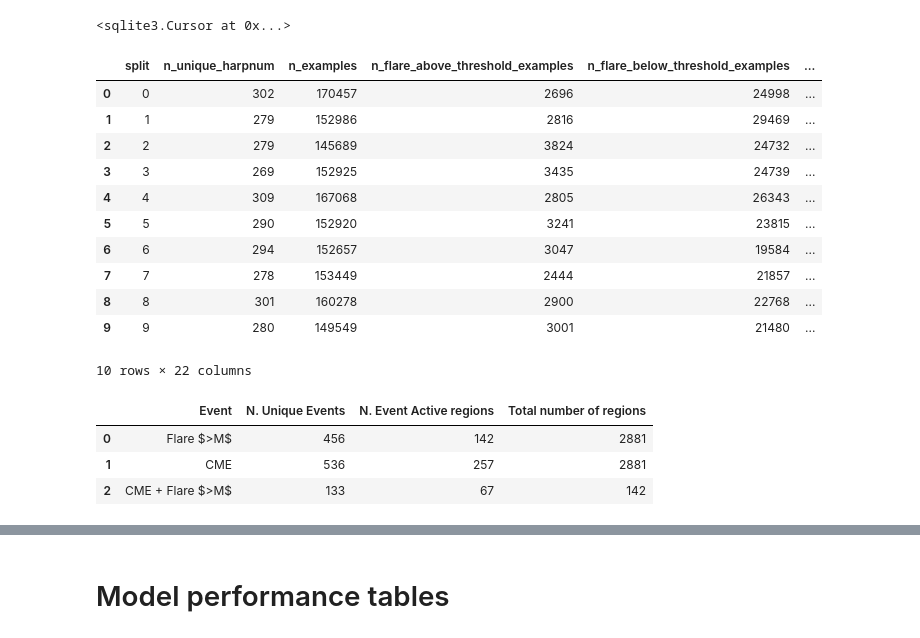
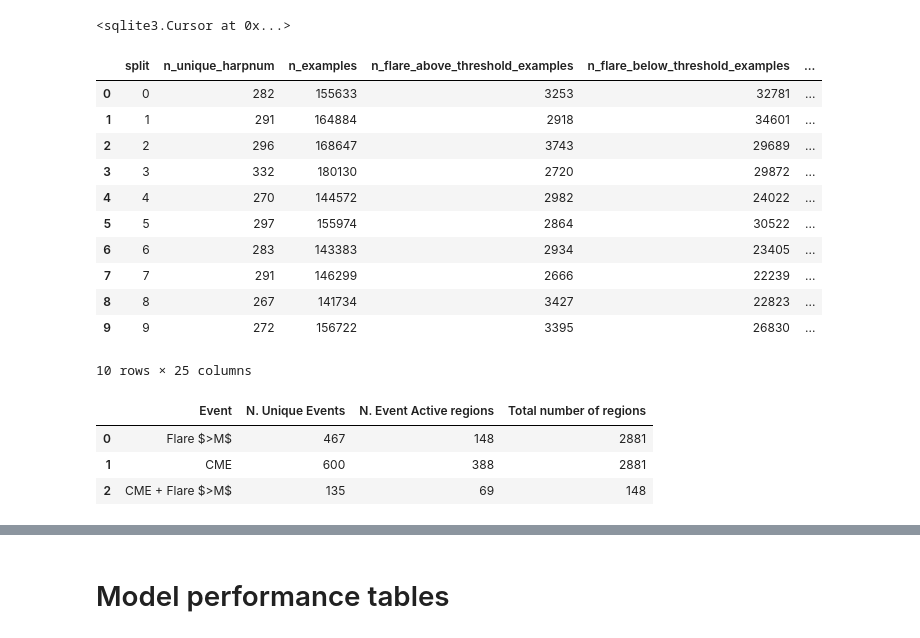
Before and after one commit to JulioHC00/cme_flare_forecast, a Jupyter notebook: notebooks/paper_figures_and_tables.ipynb, the cells around one changed output, grey strips where cells are left out. Cells and saved outputs as stored; diff of their text form; code cells hidden in the pictures.

```diff
--- a/notebooks/paper_figures_and_tables.ipynb
+++ b/notebooks/paper_figures_and_tables.ipynb
@@ -65,49 +74,53 @@ SELECT
   SUM(CASE WHEN has_flare_below_threshold = 1 THEN 1 ELSE 0 END) AS n_flare_below_threshold_examples,
   SUM(CASE WHEN has_cme_flare_above_threshold = 1 THEN 1 ELSE 0 END) AS n_cme_flare_above_threshold_examples,
   SUM(CASE WHEN has_cme_flare_below_threshold = 1 THEN 1 ELSE 0 END) AS n_cme_flare_below_threshold_examples,
+  SUM(CASE WHEN has_cme_no_flare = 1 THEN 1 ELSE 0 END) AS n_cme_no_flare_examples,
   COUNT(DISTINCT CASE WHEN has_flare_above_threshold = 1 THEN harpnum END) AS n_unique_harpnum_flare_above_threshold,
   COUNT(DISTINCT CASE WHEN has_flare_below_threshold = 1 THEN harpnum END) AS n_unique_harpnum_flare_below_threshold,
   COUNT(DISTINCT CASE WHEN has_cme_flare_above_threshold = 1 THEN harpnum END) AS n_unique_harpnum_cme_flare_above_threshold,
   COUNT(DISTINCT CASE WHEN has_cme_flare_below_threshold = 1 THEN harpnum END) AS n_unique_harpnum_cme_flare_below_threshold,
+  COUNT(DISTINCT CASE WHEN has_cme_no_flare = 1 THEN harpnum END) AS n_unique_harpnum_cme_no_flare,
   COUNT(DISTINCT CASE WHEN is_flare_active = 1 THEN harpnum END) AS n_unique_harpnum_flare_active,
   COUNT(DISTINCT CASE WHEN is_flare_active = 0 THEN harpnum END) AS n_unique_harpnum_no_flare_active,
   COUNT(DISTINCT CASE WHEN is_cme_active = 1 THEN harpnum END) AS n_unique_harpnum_cme_active,
+  COUNT(DISTINCT CASE WHEN has_cme_flare_above_threshold = 1 OR has_cme_flare_below_threshold = 1 OR has_cme_no_flare = 1 THEN harpnum END) AS n_unique_harpnum_cme,
   COUNT(DISTINCT CASE WHEN is_cme_active = 0 THEN harpnum END) AS n_unique_harpnum_no_cme_active,
   COUNT(DISTINCT flare_above_threshold_id) AS n_unique_flare_above_threshold,
   COUNT(DISTINCT flare_below_threshold_id) AS n_unique_flare_below_threshold,
   COUNT(DISTINCT cme_flare_above_threshold_id) AS n_unique_cme_flare_above_threshold,
-  COUNT(DISTINCT cme_flare_below_threshold_id) AS n_unique_cme_flare_below_threshold
+  COUNT(DISTINCT cme_flare_below_threshold_id) AS n_unique_cme_flare_below_threshold,
+  COUNT(DISTINCT cme_no_flare_id) AS n_unique_cme_no_flare
 FROM (
   SELECT
     d.*,
     s.split,
     s.is_active as is_flare_active,
     s.is_cme_active as is_cme_active
   FROM {table} d
   INNER JOIN {table}_splits s
   ON d.harpnum = s.harpnum
 ) AS subquery
 GROUP BY split;
 """, sconn)
 
-data["n_cme_examples"] = data["n_cme_flare_above_threshold_examples"] + data["n_cme_flare_below_threshold_examples"]
-data["n_unique_cme"] = data["n_unique_cme_flare_above_threshold"] + data["n_unique_cme_flare_below_threshold"]
+data["n_cme_examples"] = data["n_cme_flare_above_threshold_examples"] + data["n_cme_flare_below_threshold_examples"] + data["n_cme_no_flare_examples"]
+data["n_unique_cme"] = data["n_unique_cme_flare_above_threshold"] + data["n_unique_cme_flare_below_threshold"] + data["n_unique_cme_no_flare"]
 data["n_unique_harpnum_cme"] = data["n_unique_harpnum_cme_flare_above_threshold"] + data["n_unique_harpnum_cme_flare_below_threshold"]
 
 data
 # %% [output]
 |  | split | n_unique_harpnum | n_examples | n_flare_above_threshold_examples | n_flare_below_threshold_examples | ... |
-| 0 | 0 | 302 | 170457 | 2696 | 24998 | ... |
-| 1 | 1 | 279 | 152986 | 2816 | 29469 | ... |
-| 2 | 2 | 279 | 145689 | 3824 | 24732 | ... |
-| 3 | 3 | 269 | 152925 | 3435 | 24739 | ... |
-| 4 | 4 | 309 | 167068 | 2805 | 26343 | ... |
-| 5 | 5 | 290 | 152920 | 3241 | 23815 | ... |
-| 6 | 6 | 294 | 152657 | 3047 | 19584 | ... |
-| 7 | 7 | 278 | 153449 | 2444 | 21857 | ... |
-| 8 | 8 | 301 | 160278 | 2900 | 22768 | ... |
-| 9 | 9 | 280 | 149549 | 3001 | 21480 | ... |
+| 0 | 0 | 282 | 155633 | 3253 | 32781 | ... |
+| 1 | 1 | 291 | 164884 | 2918 | 34601 | ... |
+| 2 | 2 | 296 | 168647 | 3743 | 29689 | ... |
+| 3 | 3 | 332 | 180130 | 2720 | 29872 | ... |
+| 4 | 4 | 270 | 144572 | 2982 | 24022 | ... |
+| 5 | 5 | 297 | 155974 | 2864 | 30522 | ... |
+| 6 | 6 | 283 | 143383 | 2934 | 23405 | ... |
+| 7 | 7 | 291 | 146299 | 2666 | 22239 | ... |
+| 8 | 8 | 267 | 141734 | 3427 | 22823 | ... |
+| 9 | 9 | 272 | 156722 | 3395 | 26830 | ... |
-10 rows × 22 columns
+10 rows × 25 columns
 # %%
 # Table with the total number of events per type (flare, cme, flare_cme)
 
@@ -117,7 +130,7 @@ SELECT
   COUNT(DISTINCT cme_flare_above_threshold_id) + COUNT(DISTINCT cme_flare_below_threshold_id) AS n_cme,
   COUNT(DISTINCT cme_flare_above_threshold_id) AS n_cme_flare_above_threshold,
   (SELECT COUNT(DISTINCT harpnum) FROM {table} WHERE has_flare_above_threshold = 1) AS n_flare_active,
-  (SELECT COUNT(DISTINCT harpnum) FROM {table} WHERE has_cme_flare_above_threshold = 1 OR has_cme_flare_below_threshold = 1) AS n_cme_active,
+  (SELECT COUNT(DISTINCT harpnum) FROM {table} WHERE has_cme_flare_above_threshold = 1 OR has_cme_flare_below_threshold = 1 OR has_cme_no_flare = 1) AS n_cme_active,
   (SELECT COUNT(DISTINCT harpnum) FROM {table} WHERE has_cme_flare_above_threshold = 1) AS n_cme_flare_active,
   (SELECT COUNT(DISTINCT harpnum) FROM {table}) AS n_unique_harpnum_flare,
   (SELECT COUNT(DISTINCT harpnum) FROM {table}) AS n_unique_harpnum_cme,
@@ -151,6 +164,6 @@ n_events_final_table.to_latex("./flare_cme_event_table.tex", index=False)
 n_events_final_table
 # %% [output]
 |  | Event | N. Unique Events | N. Event Active regions | Total number of regions |
-| 0 | Flare $>M$ | 456 | 142 | 2881 |
-| 1 | CME | 536 | 257 | 2881 |
-| 2 | CME + Flare $>M$ | 133 | 67 | 142 |
+| 0 | Flare $>M$ | 467 | 148 | 2881 |
+| 1 | CME | 600 | 388 | 2881 |
+| 2 | CME + Flare $>M$ | 135 | 69 | 148 |
```
Also changed, not shown: parts of 80 cells of this notebook, 21 other files.
